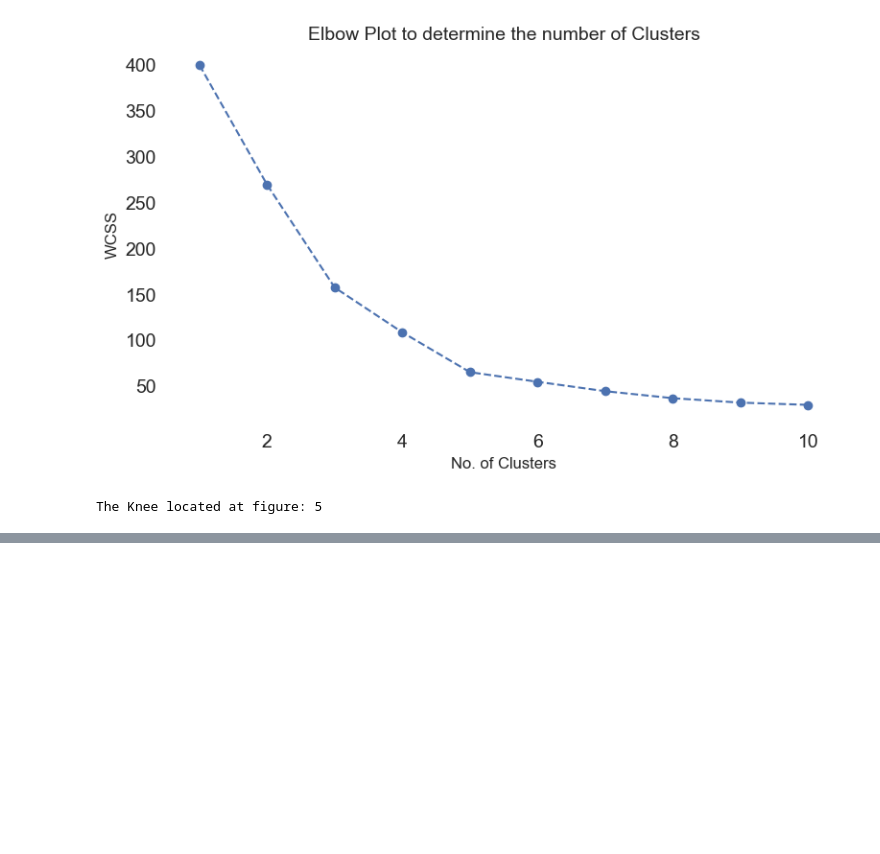
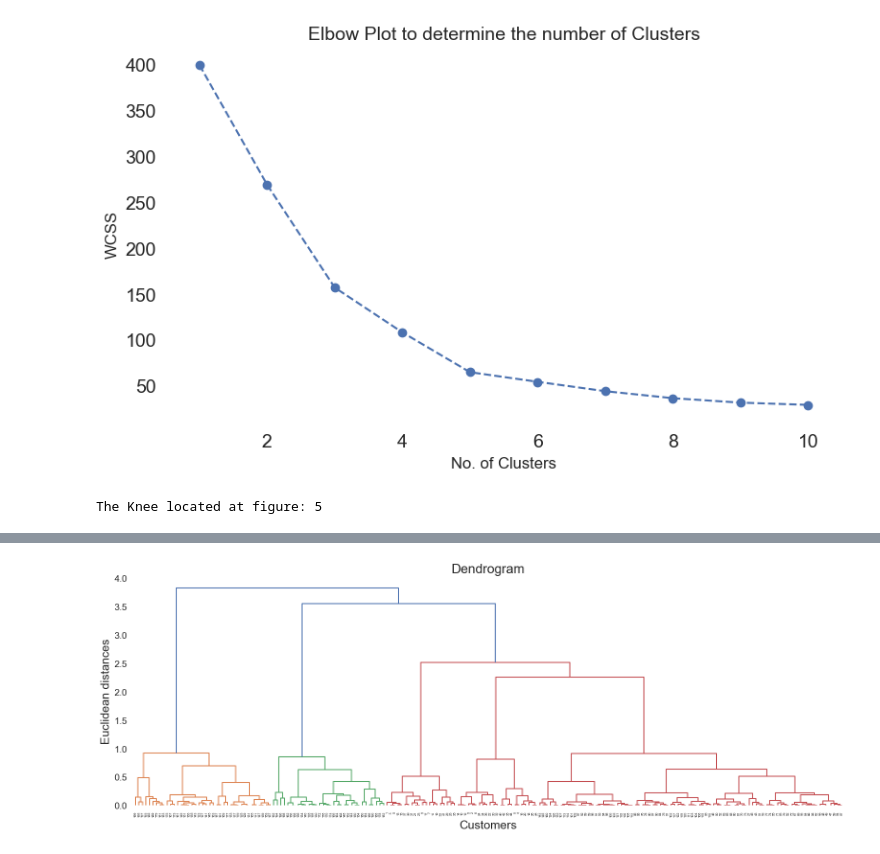
Before and after one commit to dahyjang/Customer_Segmentation, a Jupyter notebook: kmeans_hierarchial.ipynb, the cells around one changed output, grey strips where cells are left out. Drawn from its saved outputs; the diff is of its cells as text; code cells hidden in the pictures; blank space fills up the shorter version.

```diff
--- a/kmeans_hierarchial.ipynb
+++ b/kmeans_hierarchial.ipynb
@@ -287,0 +390,12 @@ The Knee located at figure: 5
+# %%
+ ## build dendrogram to find out the optimal number of clusters
+
+plt.figure(figsize=(16,6))
+# linkage - 군집간의 거리 계산, ward - 군집간의 분산최소화
+dendrogram= shc.dendrogram(shc.linkage(X_Hierar, method='ward'))
+plt.title('Dendrogram', fontsize=20)
+plt.xlabel('Customers', fontsize=18)
+plt.ylabel('Euclidean distances', fontsize=18)
+plt.show()
+# %% [output]
+[figure, added]
```
Also changed, not shown: parts of 14 cells of this notebook.
